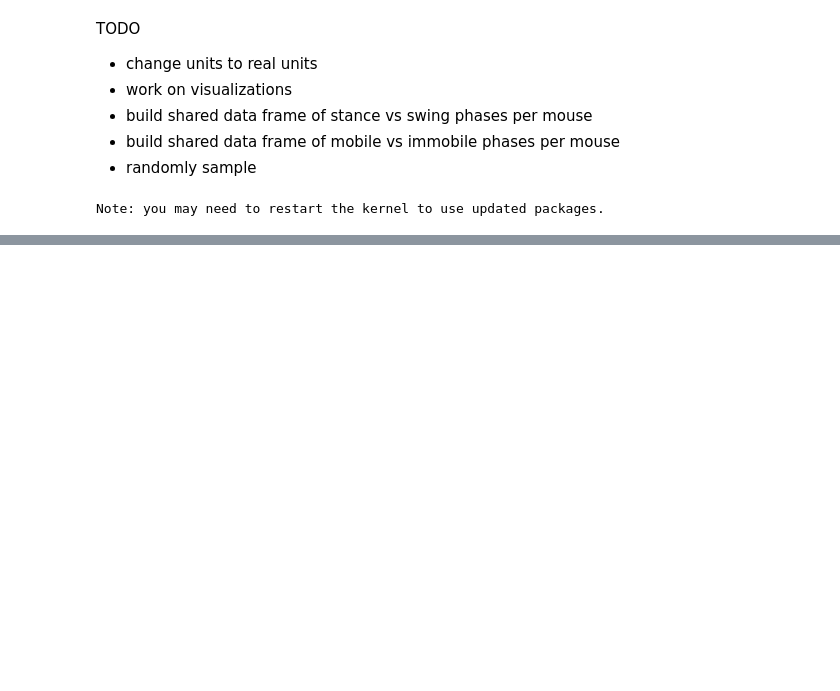
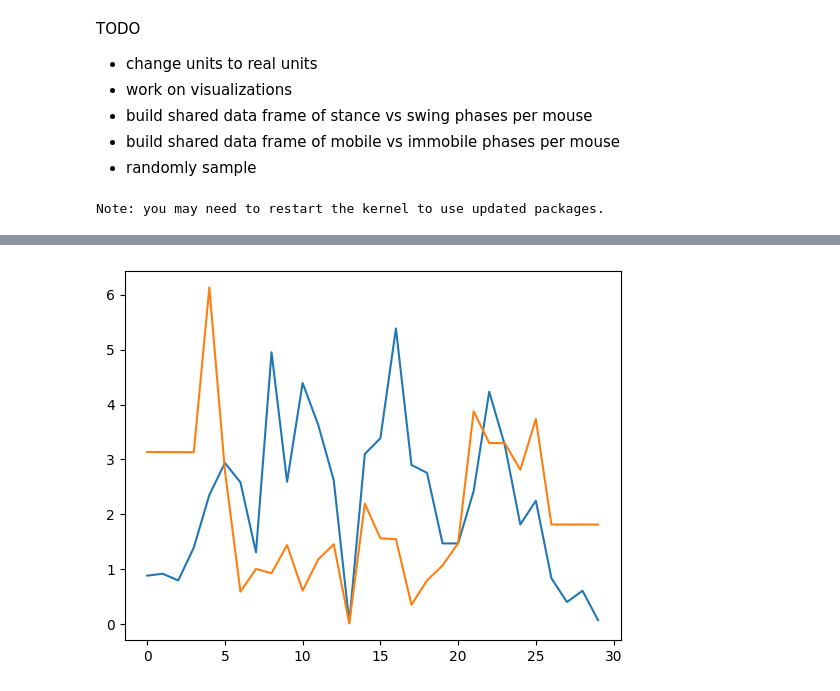
Before and after one commit to A-Telfer/mouse-gait-analysis, a Jupyter notebook: docs/explore_data.ipynb, the cells around one changed output, grey strips where cells are left out. Drawn from its saved outputs; the diff is of its cells as text; code cells hidden in the pictures; blank space fills up the shorter version.

```diff
--- a/docs/explore_data.ipynb
+++ b/docs/explore_data.ipynb
@@ -40,0 +77,4 @@ video_analysis.keypoints = filter_distance_traveled(video_analysis.keypoints, 20
+# %%
+visualize_distances(keypoints, bodyparts, start, duration=50)
+# %% [output]
+[figure, added]
```
Also changed, not shown: parts of 7 cells of this notebook, 9 other files.
